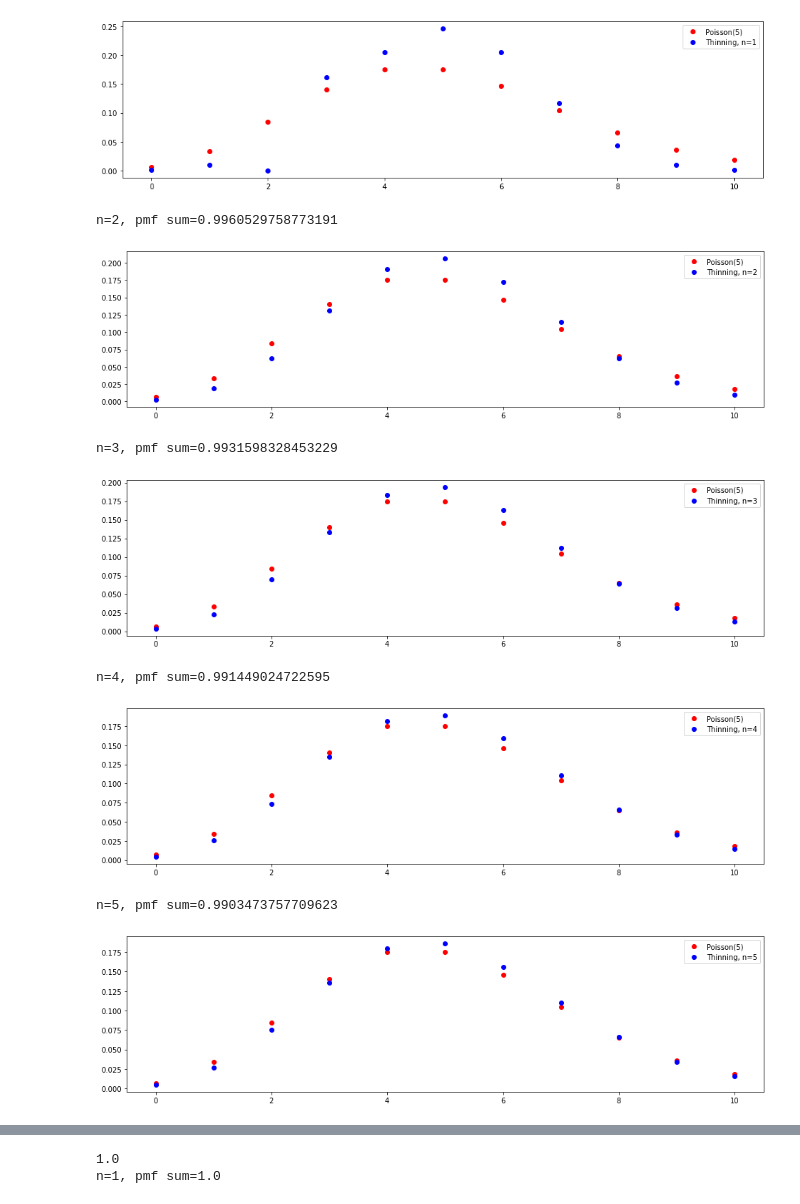
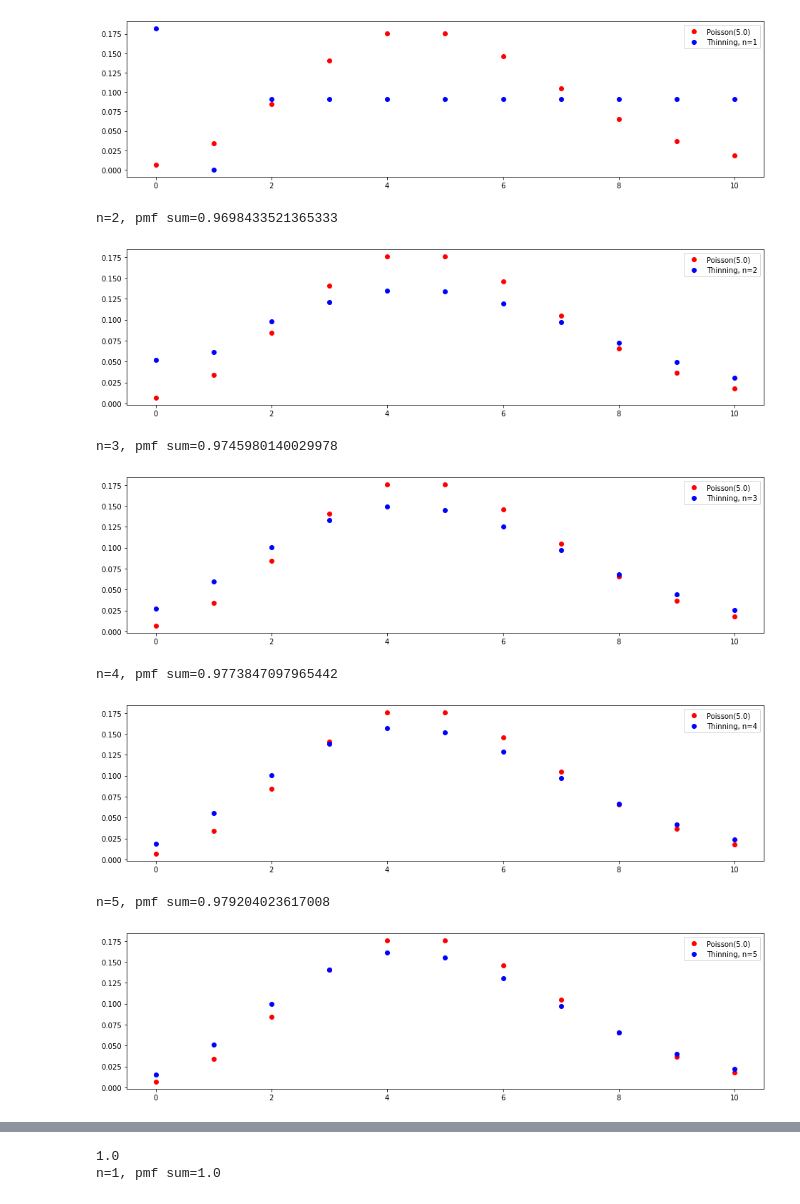
Before and after one commit to AnnaBagriy/w1-monotonicity, a Jupyter notebook: W1.ipynb, the cells around one changed output, grey strips where cells are left out. Cells and saved outputs as stored; diff of their text form; code cells hidden in the pictures.

Commit message:
Added uniform distribution

```diff
--- a/W1.ipynb
+++ b/W1.ipynb
@@ -118,11 +118,28 @@ def get_poisson_pmf_array(K, poisson_param):
 
     return poisson_arr
 # %%
-def uniform_pmf(b,k):
-    if k < 0:
+def uniform_pmf(n,k,k_star=1):
+    if k > n or k < 0:
         return 0
 
-    return 1/(b+1)
+    #if k < k_star:
+    #    return 1/(k_star)/2
+    #elif k == k_star:
+    #    return 0
+    #else:
+    #    return 1/(n-k_star)/2
+
+    if k == k_star:
+        return 0
+    elif k == k_star-1:
+        return 2/(n+1)
+    else:
+        return 1/(n+1)
+
+    #return 1/(n+1)
+
+def benford_pmf(d):
+    return np.log10(1+1/d)
 
 def soliton_pmf(n, k):
     if k == 0:
@@ -152,7 +169,7 @@ def get_binomial_pmf_array(K, p):
 
     return bin_arr
 
-def bin_pmf(n, m, p, k_star=2):
+def bin_pmf(n, m, p, k_star=4):
     if m == k_star: #or m == n-k_star:
         return 0
     elif m == k_star + 1:
@@ -174,15 +191,19 @@ def pmf_of_sum_bin(n, l, k, p=0.5):
         #return uniform_pmf(l,k)
 
     #return sum(pmf_of_sum_bin(n-1,l*n+1,i,p)*soliton_pmf(l*n+1,k-i) for i in range(0, k+1))
+    #return sum(pmf_of_sum_bin(n-1,l,i,p)*uniform_pmf(k) for i in range(0, k+1))
+
     return sum(pmf_of_sum_bin(n-1,l,i,p)*bin_pmf(l,k-i,p) for i in range(0, k+1))
-    #return sum(pmf_of_sum_bin(n-1,l,i,p)*uniform_pmf(k) for i in range(0, k+1))
-    #return sum(pmf_of_sum_bin(n-1,l,i,p)*uniform_pmf(l,k-i) for i in range(0, k+1))
+    #return sum(pmf_of_sum_bin(n-1,l,i,p)*uniform_pmf(l,k-i) for i in range(0, k+1)) #uniform
 
 def thinning_pmf(n, k, l):
     #binom_func(l*n+1,j,0.5)
-    #return sum(1/(l*n+1) * binom_func(j,k,1/n) for j in range(k, l*n+1))
     return sum(pmf_of_sum_bin(n,l,j) * binom_func(j,k,1/n) for j in range(k, l*n+1))
+
+    #return sum(pmf_of_sum_bin(n,l,j) * binom_func(j,k,1/n) for j in range(k, l*n+1))
     #return sum(nbinom.pmf(j,n,0.5) * binom_func(j,k,1/n) for j in range(k, l*n+1)) #sum of geom RV
+    #return sum(benford_pmf(n*j) * binom_func(j,k,1/n) for j in range(k, l*n+1))
+    #return sum(benford_pmf(n*j) * binom_func(j,k,1/n) for j in range(k, l*n+1))
 
 def get_thinning_pmf_array(K,n,l):
     thinning_arr = []
@@ -203,7 +317,7 @@ K_range = range(0,K+1)
 
 p = 0.5
 #lmb = 1 #for geom RV
-lmb = 5
+lmb = K/2
 p3 = get_binomial_pmf_array(K, p)
 p1 = get_poisson_pmf_array(K, lmb)
 print(sum(p1))
@@ -240,7 +354,7 @@ for n in n_range:
 #print(p2)
 #plot_pmf(K_range,p2)
 
-thinning_rv = binomial_with_hole_const
+thinning_rv = uniform_with_hole_const
 
 print(f"H({thinning_rv}|Poisson({lmb})) is monotonically decreasing: {is_monot_decreasing(rel_entropy)} (should always be true)")
 print(rel_entropy)
@@ -266,9 +380,9 @@ n=1, pmf sum=1.0
-[figure, old version]
+[figure, new version]
-n=2, pmf sum=0.9960529758773191
+n=2, pmf sum=0.9698433521365333
-[figure, old version]
+[figure, new version]
-n=3, pmf sum=0.9931598328453229
+n=3, pmf sum=0.9745980140029978
-[figure, old version]
+[figure, new version]
-n=4, pmf sum=0.991449024722595
+n=4, pmf sum=0.9773847097965442
-[figure, old version]
+[figure, new version]
-n=5, pmf sum=0.9903473757709623
+n=5, pmf sum=0.979204023617008
-[figure, old version]
+[figure, new version]
```
Also changed, not shown: parts of 8 cells of this notebook.
